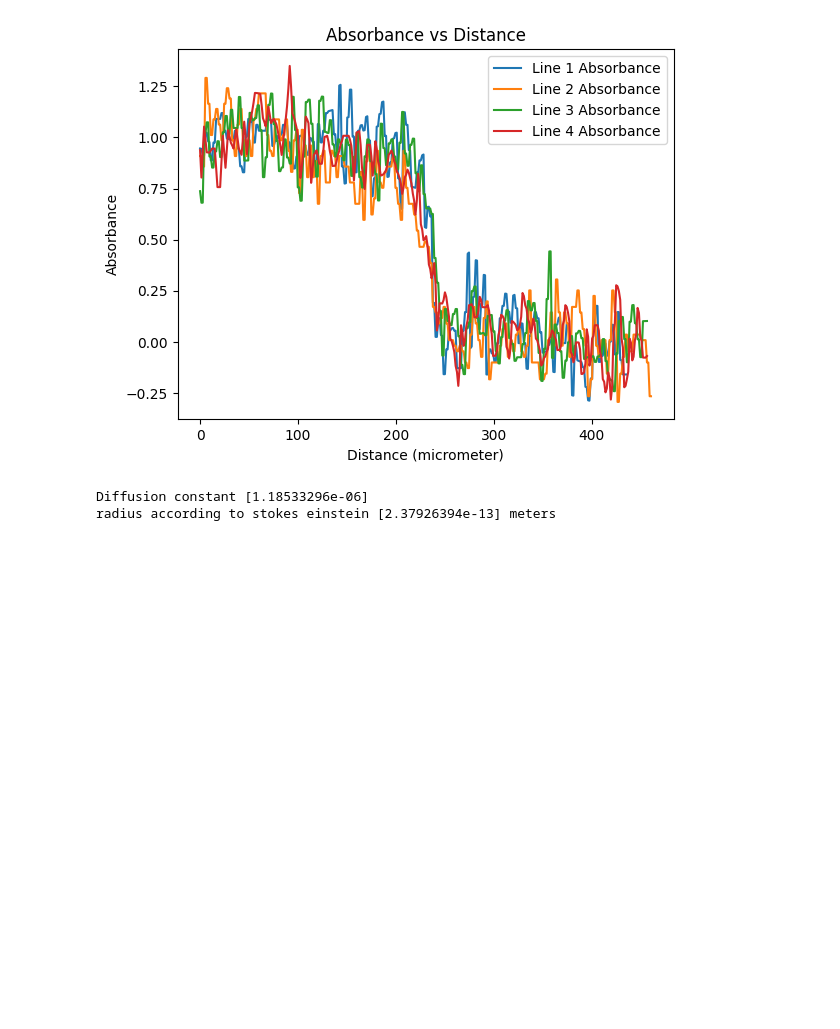
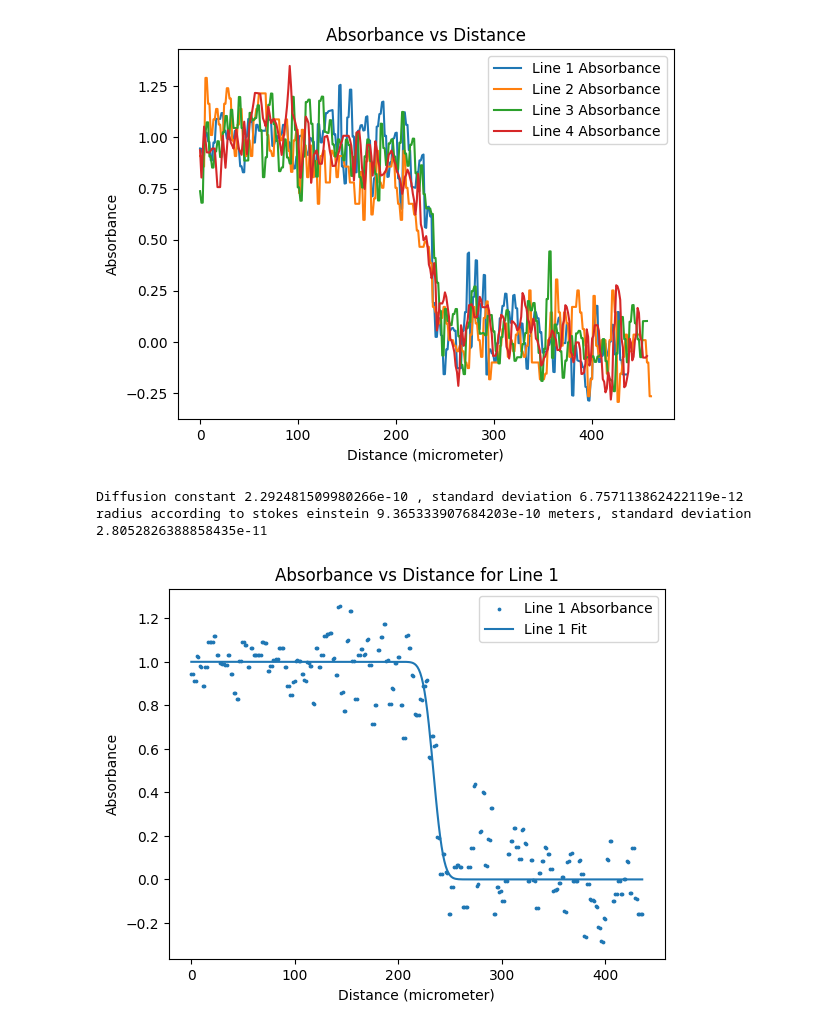
Before and after one commit to MartinKoll/TFY4335, a Jupyter notebook: flow.ipynb, the cells around one changed output. Drawn from its saved outputs; the diff is of its cells as text; code cells hidden in the pictures; blank space fills up the shorter version.

```diff
--- a/flow.ipynb
+++ b/flow.ipynb
@@ -113,21 +114,21 @@ plt.show()
 [figure]
 # %%
 # Fitted curves
-D_1, cov1 = curve_fit(ficks1, x1, y1_n)
-D_2, cov2 = curve_fit(ficks2, x2, y2_n)
-D_3, cov3 = curve_fit(ficks3, x3, y3_n)
-D_4, cov4 = curve_fit(ficks4, x4, y4_n)
+params1, cov1 = curve_fit(ficks1, x1, y1_n)
+params2, cov2 = curve_fit(ficks2, x2, y2_n)
+params3, cov3 = curve_fit(ficks3, x3, y3_n)
+params4, cov4 = curve_fit(ficks4, x4, y4_n)
 # cov gives nothing of use, so we ignore it
 
 # Convert D to m^2/s
-D_1 = D_1 * 10**-12
-D_2 = D_2 * 10**-12
-D_3 = D_3 * 10**-12
-D_4 = D_4 * 10**-12
+D_1 = params1[0] * 10**-12
+D_2 = params2[0] * 10**-12
+D_3 = params3[0] * 10**-12
+D_4 = params4[0] * 10**-12
 D_list = [D_1, D_2, D_3, D_4]
 D_avg = (D_1 + D_2 + D_3 + D_4) / 4
 D_std = np.std(D_list)
-print("Diffusion constant", D_avg)
+print("Diffusion constant", D_avg, ", standard deviation", D_std)
 #Particle radius
 r1 = stokes_einstein(D_1)
 r2 = stokes_einstein(D_2)
@@ -136,7 +137,18 @@ r4 = stokes_einstein(D_4)
 r_list = [r1, r2, r3, r4]
 r_avg = (r1 + r2 + r3 + r4) / 4
 r_std = np.std(r_list)
-print("radius according to stokes einstein", r_avg, "meters")
+print("radius according to stokes einstein", r_avg, "meters, standard deviation", r_std)
 # %% [output]
-Diffusion constant [1.18533296e-06]
-radius according to stokes einstein [2.37926394e-13] meters
+Diffusion constant 2.292481509980266e-10 , standard deviation 6.757113862422119e-12
+radius according to stokes einstein 9.365333907684203e-10 meters, standard deviation 2.8052826388858435e-11
+# %%
+# Line 1
+plt.scatter(x1, y1_n, label='Line 1 Absorbance', s=3)
+plt.plot(x1, ficks1(x1, *params1), label='Line 1 Fit')
+plt.xlabel('Distance (micrometer)')
+plt.ylabel('Absorbance')
+plt.title('Absorbance vs Distance for Line 1')
+plt.legend()
+plt.show()
+# %% [output]
+[figure, added]
```
Also changed, not shown: parts of 6 cells of this notebook, 1 other file.
